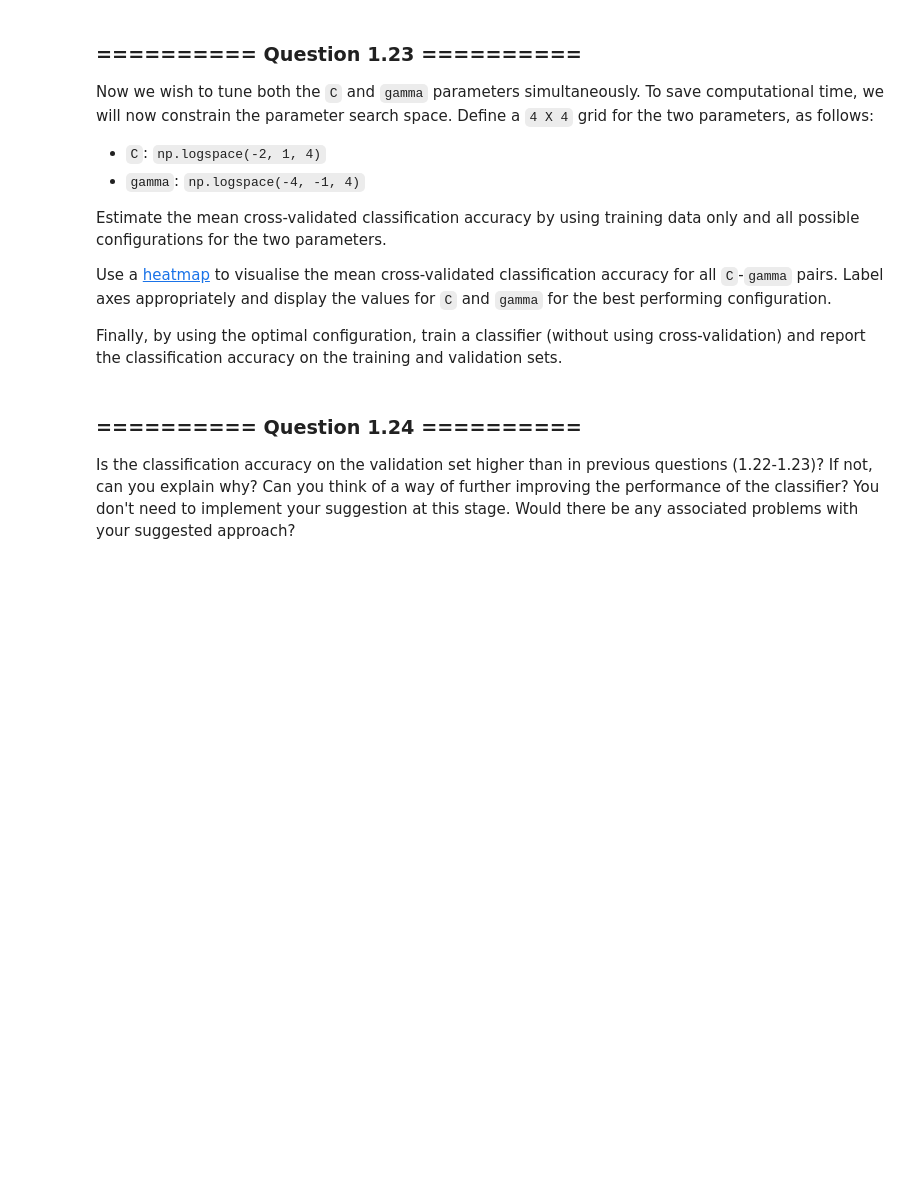
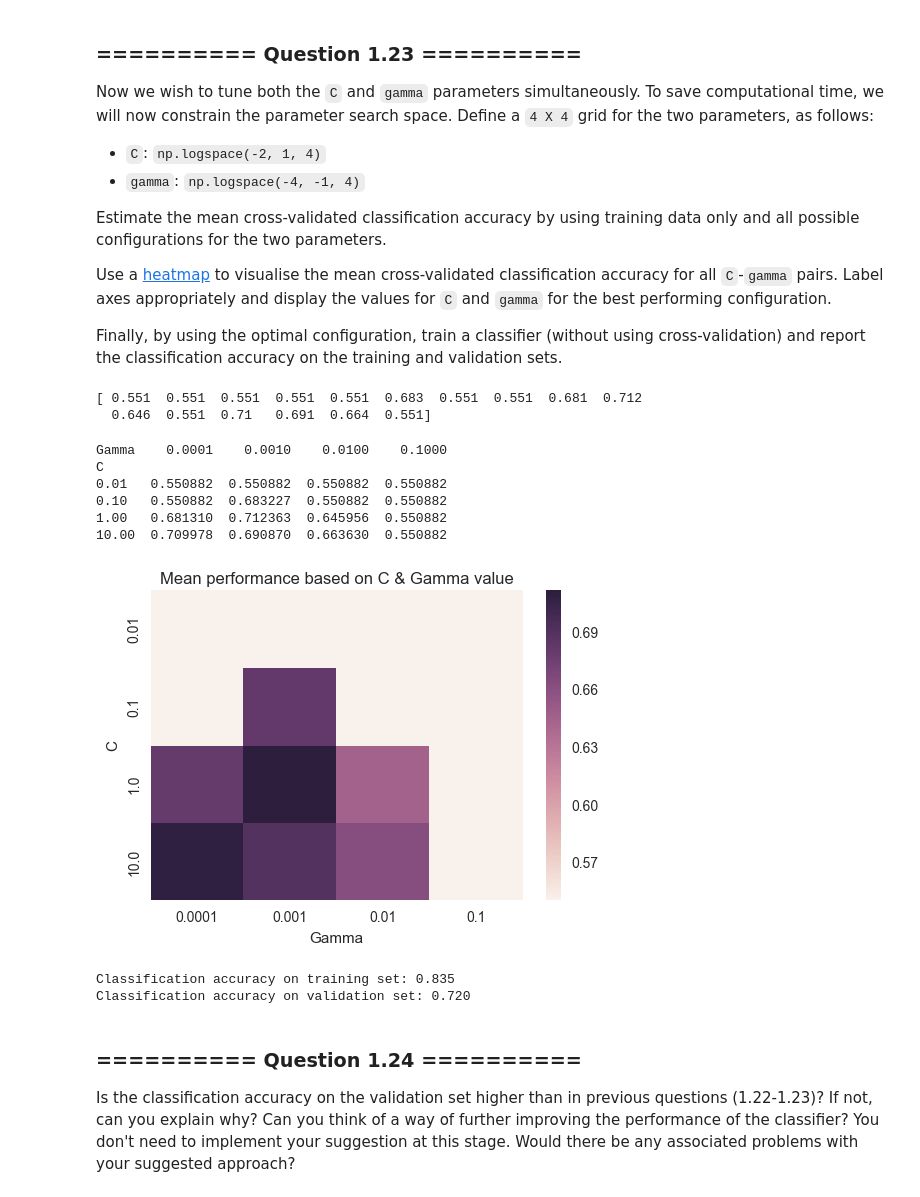
Before and after one commit to richardharmadi/iaml, a Jupyter notebook: 07_Assignment_3.ipynb, the cells around one changed output. Drawn from its saved outputs; the diff is of its cells as text; code cells hidden in the pictures; blank space fills up the shorter version.

```diff
--- a/07_Assignment_3.ipynb
+++ b/07_Assignment_3.ipynb
@@ -566,3 +723,52 @@ Finally, by using the optimal configuration, train a classifier (without using c
+# %%
+cg_score_array=[]
+df_cg = pd.DataFrame() # initialise panda dataframe
+clist=[]
+glist=[]
+
+for train_index,test_index in kf : # the iterator from question 1.11 called 'kf', a 3 fold iterator
+    X_train,X_test = trfX_tr[train_index],trfX_tr[test_index]
+    y_train,y_test = y_tr[train_index],y_tr[test_index]
+    cg_score = []
+    for c in cvar :
+        for g in gvar :
+            svc_cv = SVC(kernel='rbf',gamma=g,C=c)
+            svc_cv.fit(X_train,y_train)
+            cg_score.append(svc_cv.score(X_test,y_test))
+            clist.append(c)
+            glist.append(g)
+    cg_score_array.append(cg_score)
+
+mean_acc_cg =  np.mean(cg_score_array, axis=0)
+print (mean_acc_cg)
+# %% [output]
+[ 0.551  0.551  0.551  0.551  0.551  0.683  0.551  0.551  0.681  0.712
+  0.646  0.551  0.71   0.691  0.664  0.551]
+# %%
+d =  {'C': clist[0:16], 'Gamma': glist[0:16], 'Mean-performance': mean_acc_cg}
+df_cg = pd.DataFrame(data=d)
+df_cg = df_cg.pivot('C', 'Gamma')['Mean-performance']
+print (df_cg)
+ax = sns.heatmap(df_cg)
+ax.set_title('Mean performance based on C & Gamma value')
+plt.show(ax)
+# %% [output]
+Gamma    0.0001    0.0010    0.0100    0.1000
+C
+0.01   0.550882  0.550882  0.550882  0.550882
+0.10   0.550882  0.683227  0.550882  0.550882
+1.00   0.681310  0.712363  0.645956  0.550882
+10.00  0.709978  0.690870  0.663630  0.550882
+[figure, added]
+# %%
+# based on heatmap above, we get that the pair that result the best performance is C = 1.0 and Gamma = 0.001
+new_svc_cv = SVC(kernel='rbf',gamma=0.001,C=1.0)
+new_svc_cv.fit(trfX_tr,y_tr)
+print('Classification accuracy on training set: {:.3f}'.format(new_svc_cv.score(trfX_tr, y_tr)))
+print('Classification accuracy on validation set: {:.3f}'.format(new_svc_cv.score(trfX_val, y_val)))
+# %% [output]
+Classification accuracy on training set: 0.835
+Classification accuracy on validation set: 0.720
 # %% [markdown]
 ### ========== Question 1.24 ==========
 Is the classification accuracy on the validation set higher than in previous questions (1.22-1.23)? If not, can you explain why? Can you think of a way of further improving the performance of the classifier? You don't need to implement your suggestion at this stage. Would there be any associated problems with your suggested approach?
```
Also changed, not shown: parts of 19 cells of this notebook.
